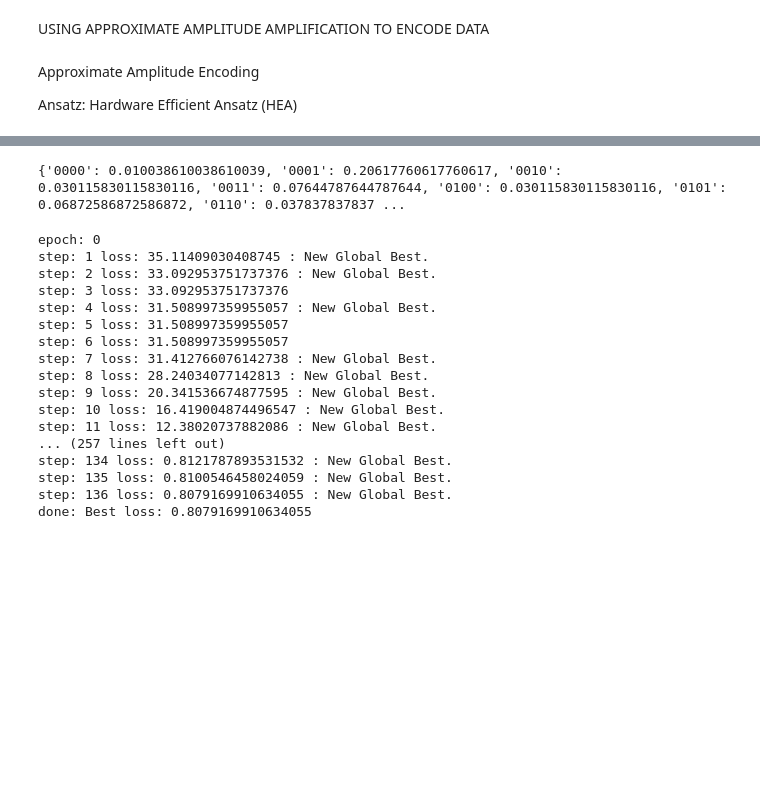
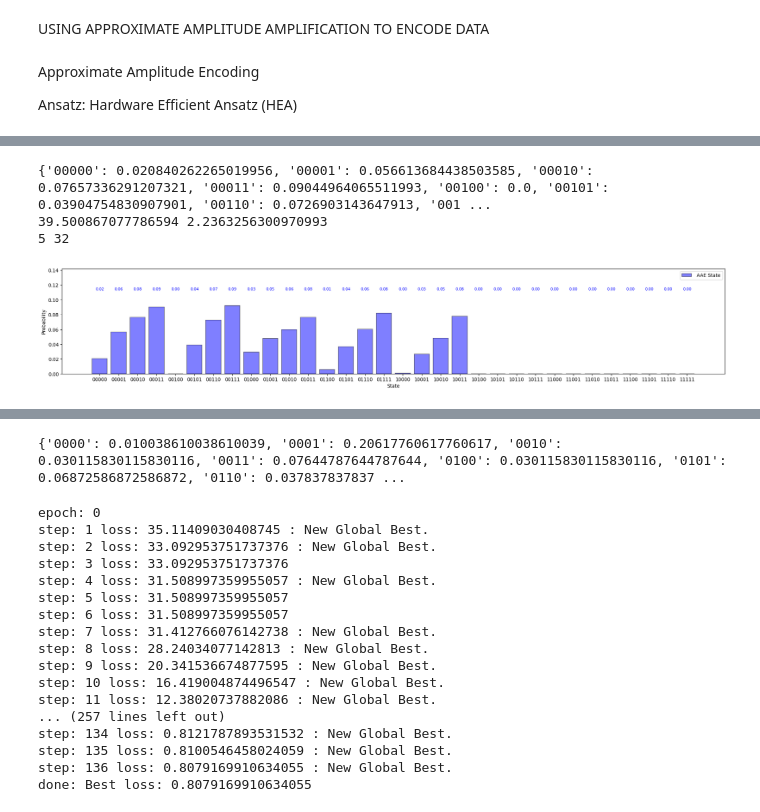
Before and after one commit to Daniel-D-Creator/air-pollution-data, a Jupyter notebook: baltimore-figures/Air Polution Data Encoding.ipynb, the cells around one changed output, grey strips where cells are left out. Cells and saved outputs as stored; diff of their text form; code cells hidden in the pictures; blank space fills up the shorter version.

```diff
--- a/baltimore-figures/Air Polution Data Encoding.ipynb
+++ b/baltimore-figures/Air Polution Data Encoding.ipynb
@@ -36,4 +26,0 @@ for i in range( 7882, 10000):
-# %%
-data_size = 16
-
-trend_dict = { i:store_dts[i] for i in range(data_size)}
@@ -545,0 +622,34 @@ print( trend_dict)
+# %%
+# Prepare target state
+
+no2_intraurban_diff_np = np.array( no2_intraurban_diff )
+
+# get shape for recon
+intd_data_shape = no2_intraurban_diff_np.shape
+
+# flatten
+no2_intraurban_diff_flat = no2_intraurban_diff_np.flatten()
+
+# get size
+intd_data_size = len( no2_intraurban_diff_flat)
+
+# Note all data inputs must be positive
+intd_negative_offset = abs( np.min( no2_intraurban_diff_flat) )
+
+no2_intraurban_diff_offset = no2_intraurban_diff_flat + intd_negative_offset
+
+
+
+intd_target_state, intd_normalize_factor, intd_qubit_size, intd_hilbert_space= AAE_prepare_target_State(  no2_intraurban_diff_offset)
+
+print( intd_target_state)
+print( intd_normalize_factor, intd_negative_offset)
+print( intd_qubit_size, len(intd_hilbert_space) )
+# %% [output]
+{'00000': 0.020840262265019956, '00001': 0.056613684438503585, '00010': 0.07657336291207321, '00011': 0.09044964065511993, '00100': 0.0, '00101': 0.03904754830907901, '00110': 0.0726903143647913, '001 ...
+39.500867077786594 2.2363256300970993
+5 32
+# %%
+custom_plot_dict_histogram( intd_target_state, None, intd_hilbert_space, fig_size=( 25,4))
+# %% [output]
+[figure, added]
```
Also changed, not shown: parts of 23 cells of this notebook.
